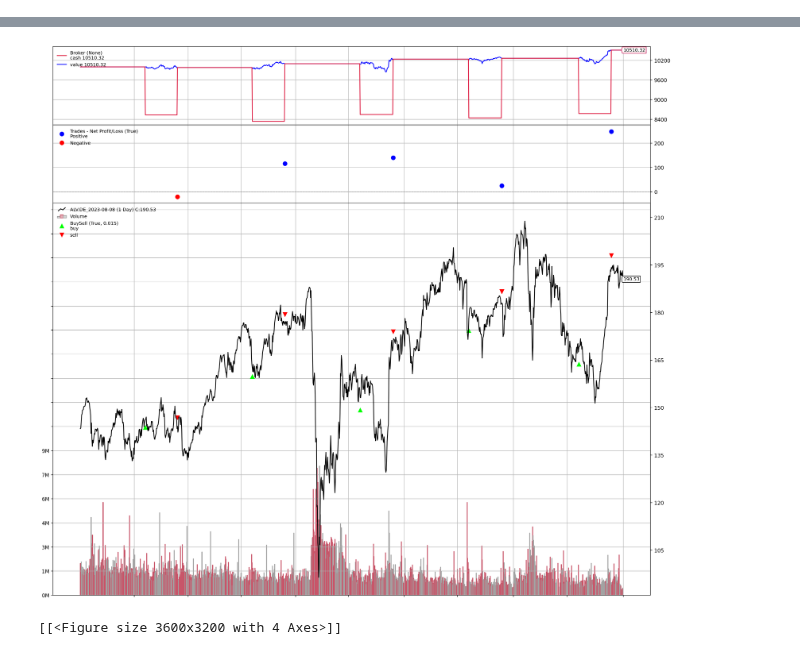
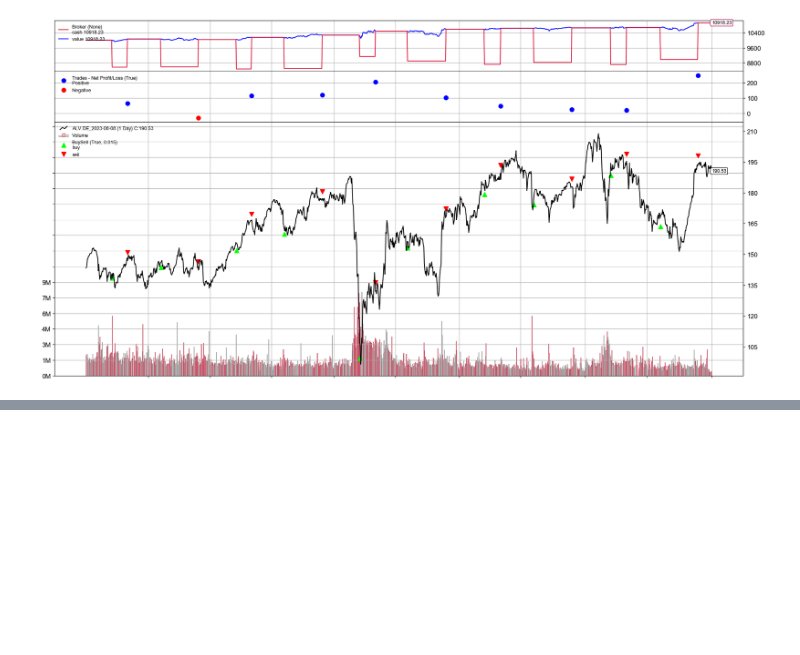
Before and after one commit to marco-sorich/FinSea, a Jupyter notebook: backtest.ipynb, the cells around one changed output, grey strips where cells are left out. Cells and saved outputs as stored; diff of their text form; code cells hidden in the pictures; blank space fills up the shorter version.

```diff
--- a/backtest.ipynb
+++ b/backtest.ipynb
@@ -5,6 +5,9 @@ import datetime # For datetime objects
 import os.path  # To manage paths
 import datetime as dt
 import pickle
+from calendar import isleap
+
+import matplotlib
 
 # Import the backtrader platform
 import backtrader as bt
@@ -16,8 +19,10 @@ class TestStrategy(bt.Strategy):
     params = (
         ('exitbars', 5),
         ('printlog', False),
-        ('yearlyTradeStartDate', dt.datetime.strptime("05-08-2022", "%d-%m-%Y")),
-        ('yearlyTradeEndDate', dt.datetime.strptime("20-11-2022", "%d-%m-%Y")),
+        ('yearlyTradeDates', [
+            { 'start': '05/08', 'end': '20/11' },
+            { 'start': '15/03', 'end': '01/05' },
+            ]),
     )
 
     def log(self, txt, dt=None, doprint=False):
@@ -27,20 +32,19 @@ class TestStrategy(bt.Strategy):
             print('%s, %s' % (dt.isoformat(), txt))
 
     def __init__(self):
+        # calc day of years for trading days
+        self.tradeDays = []
+        for yearlyTradeDate in self.params.yearlyTradeDates:
+            self.tradeDays.append({
+                'start': dt.datetime.strptime(f'{yearlyTradeDate["start"]}/2023', '%d/%m/%Y').timetuple().tm_yday,     # 2023 is no leap year
+                'end': dt.datetime.strptime(f'{yearlyTradeDate["end"]}/2023', '%d/%m/%Y').timetuple().tm_yday          # 2023 is no leap year
+                })
+
         # Keep a reference to the "close" line in the data[0] dataseries
         self.dataclose = self.datas[0].close
 
         # To keep track of pending orders
         self.order = None
-
-        # Indicators for the plotting show
-        #bt.indicators.ExponentialMovingAverage(self.datas[0], period=25)
-        #bt.indicators.WeightedMovingAverage(self.datas[0], period=25, subplot=True)
-        #bt.indicators.StochasticSlow(self.datas[0])
-        #bt.indicators.MACDHisto(self.datas[0])
-        #rsi = bt.indicators.RSI(self.datas[0])
-        #bt.indicators.SmoothedMovingAverage(rsi, period=10)
-        #bt.indicators.ATR(self.datas[0], plot=False)
 
     # notification for each change of the status of each order
     def notify_order(self, order):
@@ -83,35 +87,46 @@ class TestStrategy(bt.Strategy):
         # Simply log the closing price of the series from the reference
         self.log('Close, %.2f' % self.dataclose[0])
 
-        # update yearlyTradeStartDate and yearlyTradeEndDate to current year
-        self.params.yearlyTradeStartDate = self.params.yearlyTradeStartDate.replace(year=self.data.datetime.datetime().year)
-        self.params.yearlyTradeEndDate = self.params.yearlyTradeEndDate.replace(year=self.data.datetime.datetime().year)
-
         # Check if an order is pending ... if yes, we cannot send a 2nd one
         if self.order:
             return
+
+        # claculate correction for leap years
+        isLeapYearCorr = 1 if isleap(self.data.datetime.date().year) else 0  # remember counter of 1 for leap year and 0 for others
+        dayOfYear = self.data.datetime.datetime().timetuple().tm_yday        # calc day of year of current day
+        dayOfYear = dayOfYear + (isLeapYearCorr if dayOfYear > 59 else 0)    # if current day greater Feb. 28 add leap year counter
 
         # Check if we are not in the market
         if not self.position:
 
             # Not yet ... we MIGHT BUY if ...
-            if self.params.yearlyTradeStartDate <= self.data.datetime.datetime() <= self.params.yearlyTradeEndDate:
+            for tradeDay in self.tradeDays:
+                if tradeDay['start'] <= dayOfYear <= tradeDay['end']:
 
-                # BUY, BUY, BUY!!! (with default parameters)
-                self.log('BUY CREATE, %.2f' % self.dataclose[0])
+                    # BUY, BUY, BUY!!! (with default parameters)
+                    self.log('BUY CREATE, %.2f' % self.dataclose[0])
 
-                # Keep track of the created order to avoid a 2nd order
-                self.order = self.buy()
+                    # Keep track of the created order to avoid a 2nd order
+                    self.order = self.buy()
+
+                    # prevent buying again in overlapping ranges
+                    break
 
         else:
 
             # Already in the market ... we might sell
-            if not self.params.yearlyTradeStartDate <= self.data.datetime.datetime() <= self.params.yearlyTradeEndDate:
-                # SELL, SELL, SELL!!! (with all possible default parameters)
-                self.log('SELL CREATE, %.2f' % self.dataclose[0])
+            #if not self.params.yearlyTradeStartDate <= self.data.datetime.datetime() <= self.params.yearlyTradeEndDate:
+            sellCounter = 0
+            for tradeDay in self.tradeDays:
+                if not tradeDay['start'] <= dayOfYear <= tradeDay['end']:
+                    sellCounter += 1
 
-                # Keep track of the created order to avoid a 2nd order
-                self.order = self.sell()
+                if sellCounter == len(self.tradeDays):
+                    # SELL, SELL, SELL!!! (with all possible default parameters)
+                    self.log('SELL CREATE, %.2f' % self.dataclose[0])
+
+                    # Keep track of the created order to avoid a 2nd order
+                    self.order = self.sell()
 
     # notification before starting interation through data
     def start(self):
@@ -158,6 +173,15 @@ cerebro.addsizer(bt.sizers.FixedSize, stake=10)
 # Run over everything
 cerebro.run(maxcpus=1)
 
+# fix font family issue
+matplotlib.rcParams.update({
+    'font.family':'sans-serif',
+    'font.sans-serif':['Arial Unicode MS'],
+    })
+
+matplotlib.rcParams['figure.figsize'] = [20, 10]
+matplotlib.rcParams.update({'font.size': 12})
+
 # plot out the strategy
 cerebro.plot(iplot=False)
 # %% [output]
@@ -175,0 +205 @@ cerebro.plot(iplot=False)
+[figure, new version]
@@ -193,2 +206,0 @@ findfont: Generic family 'sans-serif' not found because none of the following fa
-[figure, old version]
-[[<Figure size 3600x3200 with 4 Axes>]]
```
Also changed, not shown: parts of 1 cell of this notebook.
